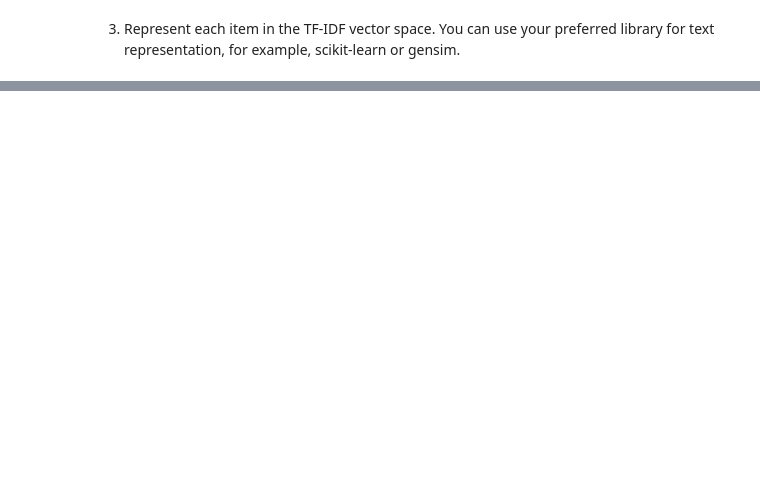
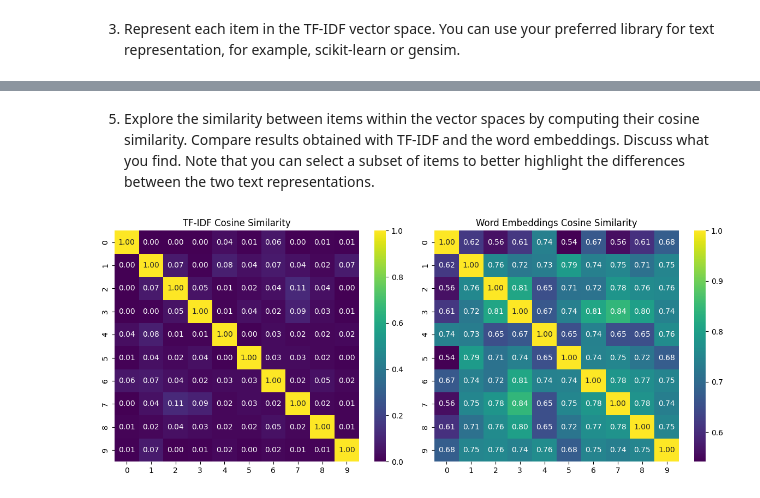
Before and after one commit to davide-marchi/Web-Raccomender-Systems, a Jupyter notebook: Project/Project Week 07-08.ipynb, the cells around one changed output, grey strips where cells are left out. Cells and saved outputs as stored; diff of their text form; code cells hidden in the pictures; blank space fills up the shorter version.

```diff
--- a/Project/Project Week 07-08.ipynb
+++ b/Project/Project Week 07-08.ipynb
@@ -619,7 +630,7 @@ Percentage of reviews shorter than 500 chars: 66.51%
 import nltk
 from nltk.tokenize import word_tokenize
 from nltk.corpus import stopwords
-from nltk.stem import PorterStemmer
+from nltk.stem import SnowballStemmer
 import string
 
 nltk.download('punkt')
@@ -630,14 +641,14 @@ descriptions = df_meta['description'].dropna().astype(str).tolist()
 
 # Define stopwords and stemmer
 stop_words = set(stopwords.words('english'))
-stemmer = PorterStemmer()
+stemmer = SnowballStemmer(language='english')
 
-# Preprocess function: tokenize, lower, remove punctuation and stopwords, and stem
+# Preprocess function: tokenize, lower, remove punctuation, numbers and stopwords, and stem
 def preprocess_text(text):
     # Tokenize and lowercase
     tokens = [word.lower() for word in word_tokenize(text)]
-    # Remove punctuation tokens and stopwords
-    tokens = [token for token in tokens if token not in string.punctuation and token not in stop_words]
+    # Remove punctuation tokens, stopwords, and tokens containing any digits
+    tokens = [token for token in tokens if token not in string.punctuation and token not in stop_words and not any(ch.isdigit() for ch in token)]
     # Stem tokens
     tokens = [stemmer.stem(token) for token in tokens]
     return tokens
@@ -696,0 +733,34 @@ Vocabulary size: 44060
+# %% [markdown]
+5. Explore the similarity between items within the vector spaces by computing their cosine similarity. Compare results obtained with TF-IDF and the word embeddings. Discuss what you find. Note that you can select a subset of items to better highlight the differences between the two text representations.
+# %%
+import matplotlib.pyplot as plt
+import seaborn as sns
+from sklearn.metrics.pairwise import cosine_similarity
+import numpy as np
+
+# Select a subset of items (e.g., the first 10 items with more than 900 characters)
+subset = df_meta[df_meta['desc_len'] > 900].iloc[:10]
+
+# TF-IDF similarity
+subset_tfidf = tfidf_matrix[subset.index, :]
+tfidf_sim = cosine_similarity(subset_tfidf)
+
+# Word Embedding similarity: stack the w2v_vector representations into a matrix
+subset_w2v = np.stack(subset['w2v_vector'].values)
+w2v_sim = cosine_similarity(subset_w2v)
+
+# Plot similarity matrices side by side
+plt.figure(figsize=(12, 5))
+
+plt.subplot(1, 2, 1)
+sns.heatmap(tfidf_sim, annot=True, fmt=".2f", cmap="viridis")
+plt.title("TF-IDF Cosine Similarity")
+
+plt.subplot(1, 2, 2)
+sns.heatmap(w2v_sim, annot=True, fmt=".2f", cmap="viridis")
+plt.title("Word Embeddings Cosine Similarity")
+
+plt.tight_layout()
+plt.show()
+# %% [output]
+[figure, added]
```
Also changed, not shown: parts of 7 cells of this notebook.
